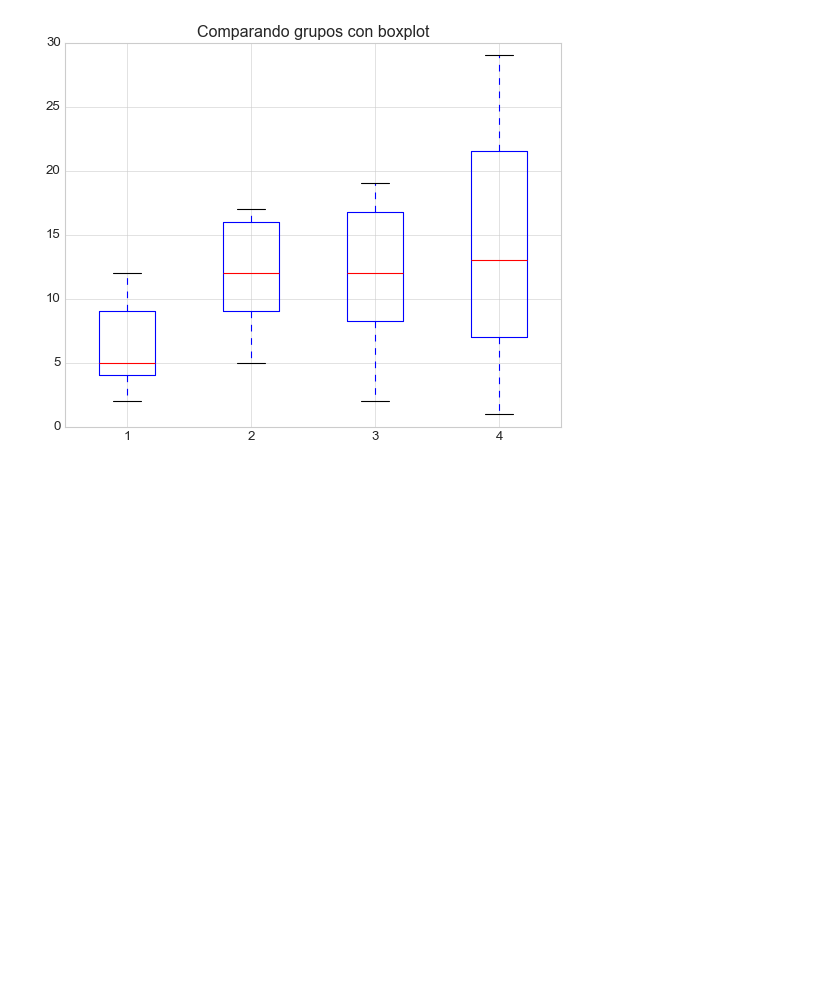
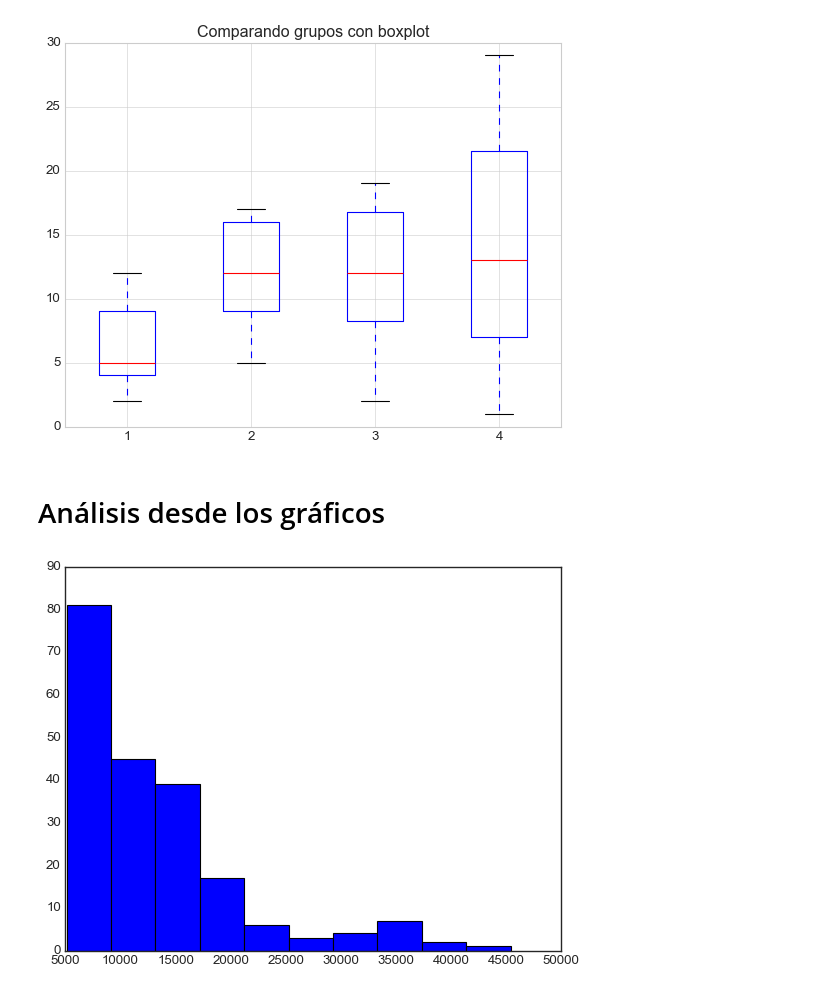
Before and after one commit to hugomorpar/Practicas_Clases, a Jupyter notebook: Procesamiento_de_Datos/M4_Analisis_Exploratorio_Datasets.ipynb, the cells around one changed output. Drawn from its saved outputs; the diff is of its cells as text; code cells hidden in the pictures; blank space fills up the shorter version.

```diff
--- a/Procesamiento_de_Datos/M4_Analisis_Exploratorio_Datasets.ipynb
+++ b/Procesamiento_de_Datos/M4_Analisis_Exploratorio_Datasets.ipynb
@@ -496,3 +496,16 @@ plt.boxplot(datos_2d)  # graficar boxplot
 plt.title('Comparando grupos con boxplot')  # titulo de la grafica
 # %% [output]
 [figure]
+# %% [markdown]
+# Análisis desde los gráficos
+# %%
+# usando datset de los autos:
+
+%matplotlib inline
+import matplotlib.pyplot as plt
+import pandas as pd
+
+plt.style.use('seaborn-v0_8-white')  # estilo de la grafica
+plt.hist(auto['price']);  # graficar histograma
+# %% [output]
+[figure, added]
```
Also changed, not shown: parts of 5 cells of this notebook.
